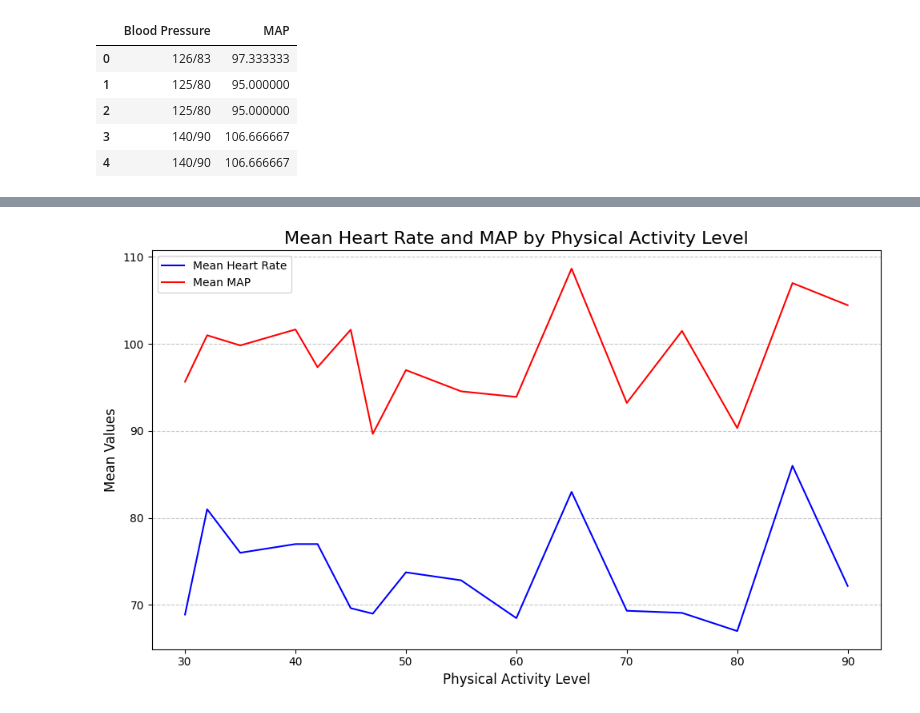
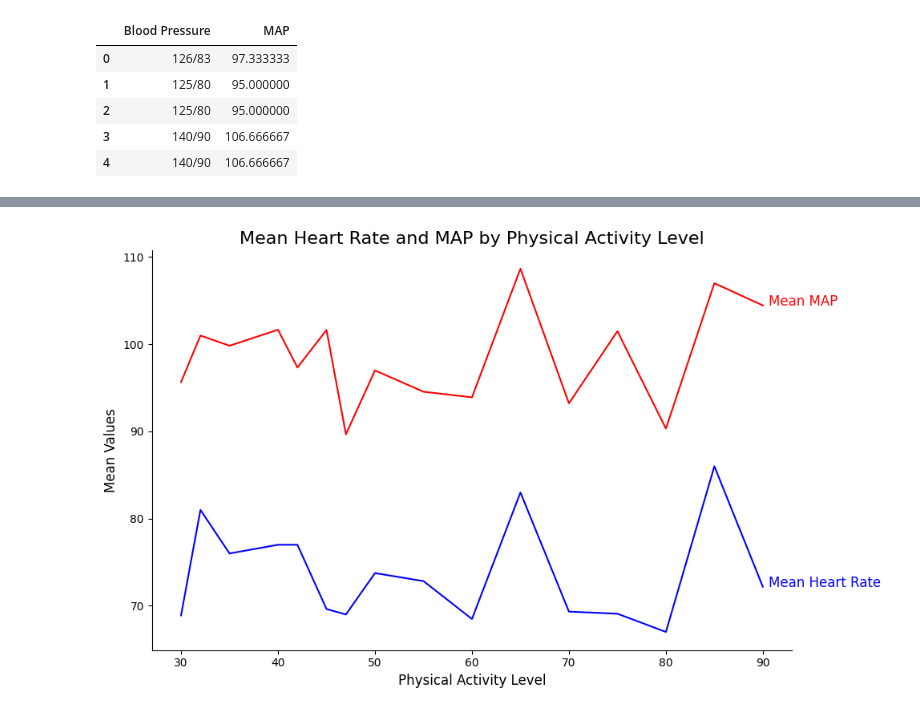
Before and after one commit to gretaquadranti/DataVisualization, a Jupyter notebook: Pressure_HeartRate_PhysicalActivity.ipynb, the cells around one changed output, grey strips where cells are left out. Cells and saved outputs as stored; diff of their text form; code cells hidden in the pictures.

```diff
--- a/Pressure_HeartRate_PhysicalActivity.ipynb
+++ b/Pressure_HeartRate_PhysicalActivity.ipynb
@@ -103,33 +72,40 @@ import seaborn as sns
 
 # Load Dataset
 dataset = r"C:\\Users\\Giacomo\\Desktop\\MagistraleDocumenti\\AAA - Data Visualization\\Python projects\\PROGETTO GIT\\Sleep_Data\\Sleep_health_and_lifestyle_dataset.csv"
 data = pd.read_csv(dataset)
 
 # Calculate Mean Arterial Pressure (MAP)
 def calculate_map(bp):
     max_bp, min_bp = map(int, bp.split('/'))
     return min_bp + (max_bp - min_bp) / 3
 
 data['MAP'] = data['Blood Pressure'].apply(calculate_map)
 
 # Aggregate Data by Physical Activity Level
 aggregated_data = data.groupby('Physical Activity Level').agg({
     'Heart Rate': 'mean',
     'MAP': 'mean'
 }).reset_index()
 
 # Plot the Aggregated Data
 plt.figure(figsize=(10, 6))
 sns.lineplot(data=aggregated_data, x='Physical Activity Level', y='Heart Rate', label='Mean Heart Rate', color='b')
 sns.lineplot(data=aggregated_data, x='Physical Activity Level', y='MAP', label='Mean MAP', color='r')
+sns.despine()
 
 # Add labels and title
 plt.title('Mean Heart Rate and MAP by Physical Activity Level', fontsize=16)
 plt.xlabel('Physical Activity Level', fontsize=12)
 plt.ylabel('Mean Values', fontsize=12)
-plt.legend()
-plt.grid(axis='y', linestyle='--', alpha=0.7)
+
+for line in plt.gca().lines:
+    line_label = line.get_label()
+    x_data = line.get_xdata()
+    y_data = line.get_ydata()
+    plt.annotate(line_label, xy=(x_data[-1], y_data[-1]), xytext=(5, 0), textcoords='offset points', color=line.get_color(), fontsize=12)
+
+plt.legend().remove()
 plt.tight_layout()
 plt.show()
 # %% [output]
-[figure, old version]
+[figure, new version]
```
Also changed, not shown: parts of 11 cells of this notebook, 1 other file.
